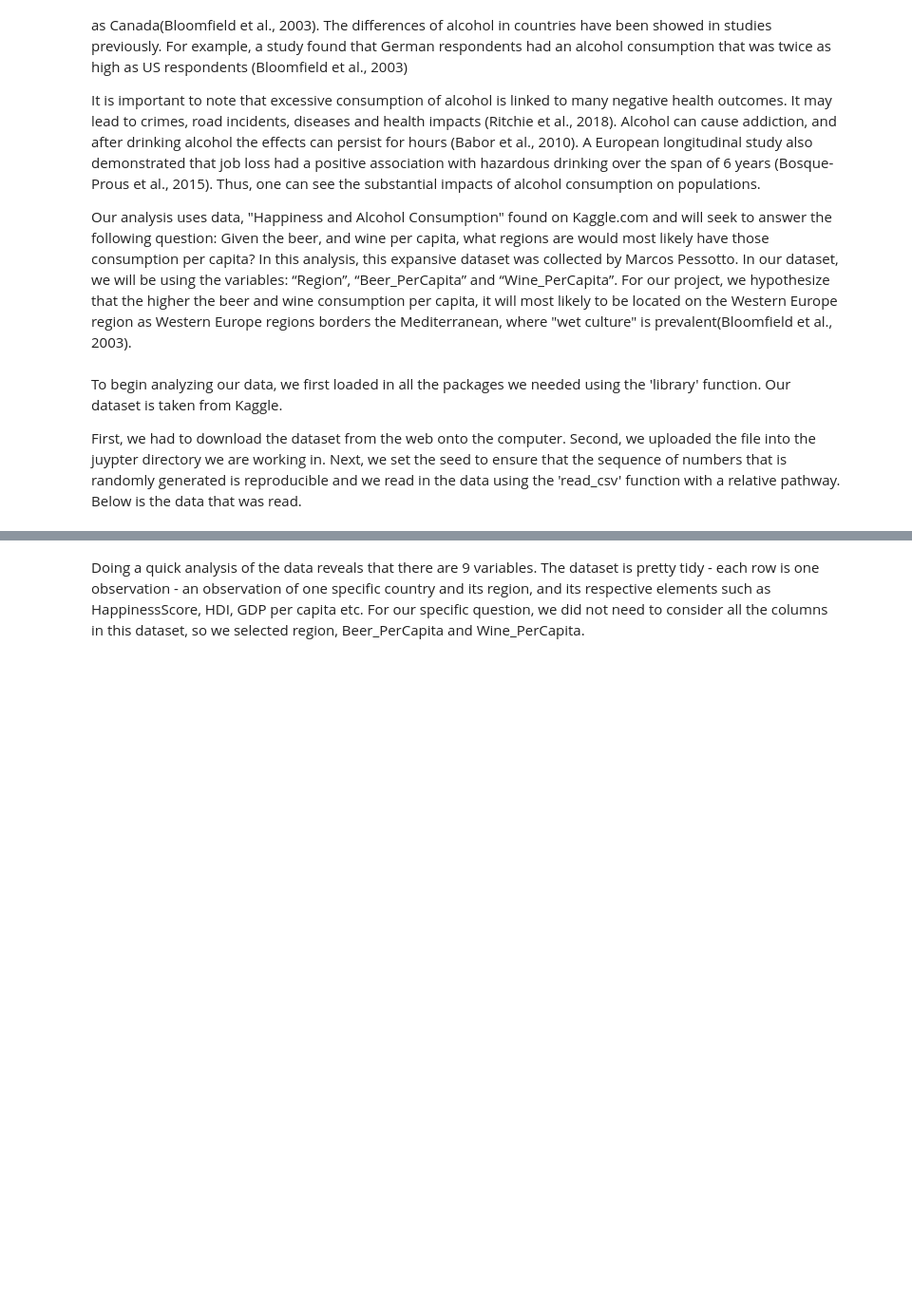
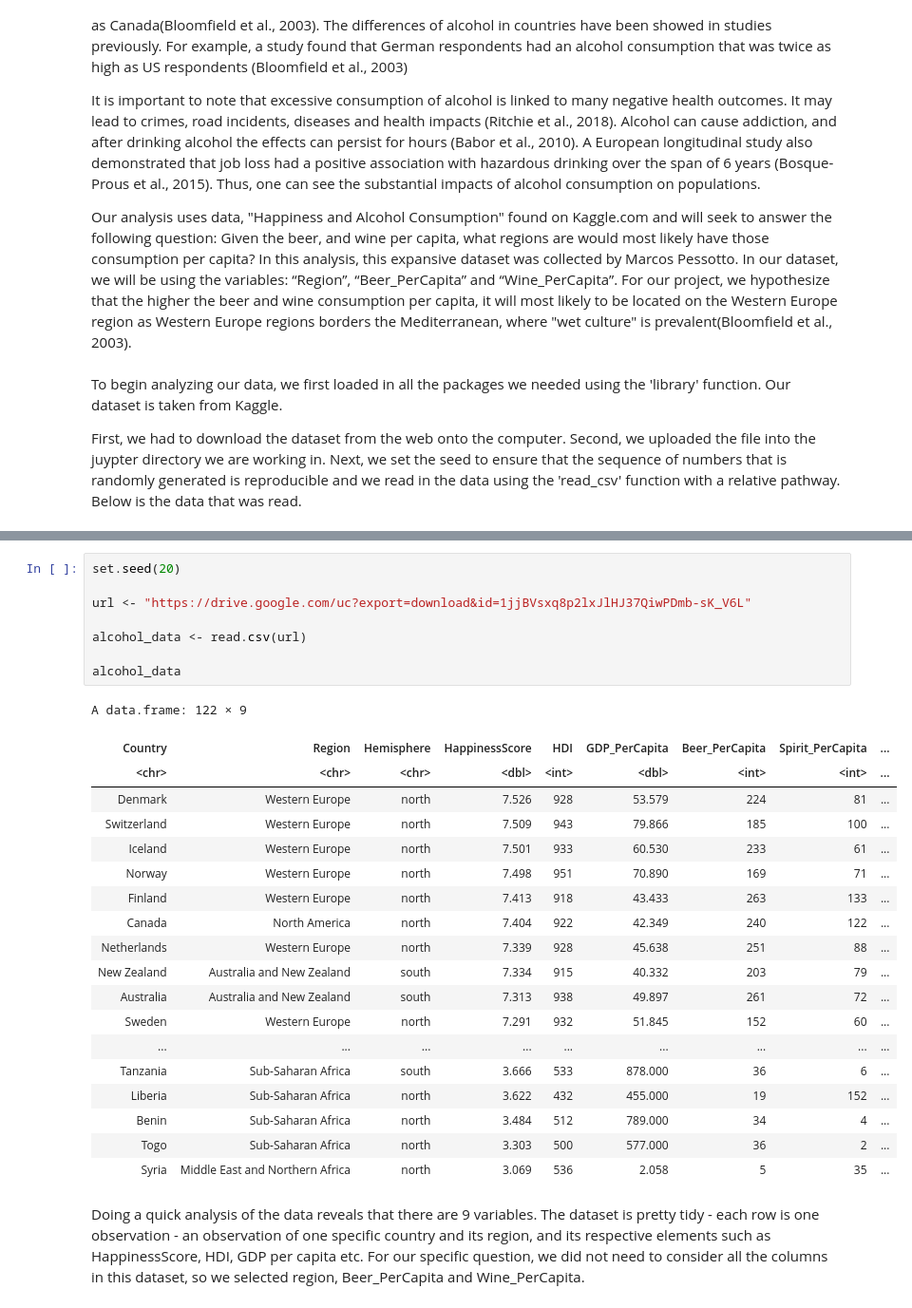
Before and after one commit to chloekim672/007-project-dsci-25-, a Jupyter notebook: dsciprojectfinal.ipynb, the cells around one changed output, grey strips where cells are left out. Shown at 95% size. Drawn from its saved outputs; the diff is of its cells as text; blank space fills up the shorter version.

```diff
--- a/dsciprojectfinal.ipynb
+++ b/dsciprojectfinal.ipynb
@@ -76,3 +39,31 @@ A spec_tbl_df: 122 × 9
+# %%
+set.seed(20)
+
+url <- "https://drive.google.com/uc?export=download&id=1jjBVsxq8p2lxJlHJ37QiwPDmb-sK_V6L"
+
+alcohol_data <- read.csv(url)
+
+alcohol_data
+# %% [output]
+A data.frame: 122 × 9
+| Country | Region | Hemisphere | HappinessScore | HDI | GDP_PerCapita | Beer_PerCapita | Spirit_PerCapita | ... |
+| <chr> | <chr> | <chr> | <dbl> | <int> | <dbl> | <int> | <int> | ... |
+| Denmark | Western Europe | north | 7.526 | 928 | 53.579 | 224 | 81 | ... |
+| Switzerland | Western Europe | north | 7.509 | 943 | 79.866 | 185 | 100 | ... |
+| Iceland | Western Europe | north | 7.501 | 933 | 60.530 | 233 | 61 | ... |
+| Norway | Western Europe | north | 7.498 | 951 | 70.890 | 169 | 71 | ... |
+| Finland | Western Europe | north | 7.413 | 918 | 43.433 | 263 | 133 | ... |
+| Canada | North America | north | 7.404 | 922 | 42.349 | 240 | 122 | ... |
+| Netherlands | Western Europe | north | 7.339 | 928 | 45.638 | 251 | 88 | ... |
+| New Zealand | Australia and New Zealand | south | 7.334 | 915 | 40.332 | 203 | 79 | ... |
+| Australia | Australia and New Zealand | south | 7.313 | 938 | 49.897 | 261 | 72 | ... |
+| Sweden | Western Europe | north | 7.291 | 932 | 51.845 | 152 | 60 | ... |
+| ... | ... | ... | ... | ... | ... | ... | ... | ... |
+| Tanzania | Sub-Saharan Africa | south | 3.666 | 533 | 878.000 | 36 | 6 | ... |
+| Liberia | Sub-Saharan Africa | north | 3.622 | 432 | 455.000 | 19 | 152 | ... |
+| Benin | Sub-Saharan Africa | north | 3.484 | 512 | 789.000 | 34 | 4 | ... |
+| Togo | Sub-Saharan Africa | north | 3.303 | 500 | 577.000 | 36 | 2 | ... |
+| Syria | Middle East and Northern Africa | north | 3.069 | 536 | 2.058 | 5 | 35 | ... |
 # %% [markdown]
 Doing a quick analysis of the data reveals that there are 9 variables. The dataset is pretty tidy - each row is one observation - an observation of one specific country and its region, and its respective elements such as HappinessScore, HDI, GDP per capita etc.
 For our specific question, we did not need to consider all the columns in this dataset, so we selected region, Beer_PerCapita and Wine_PerCapita.
```
Also changed, not shown: parts of 1 cell of this notebook.
